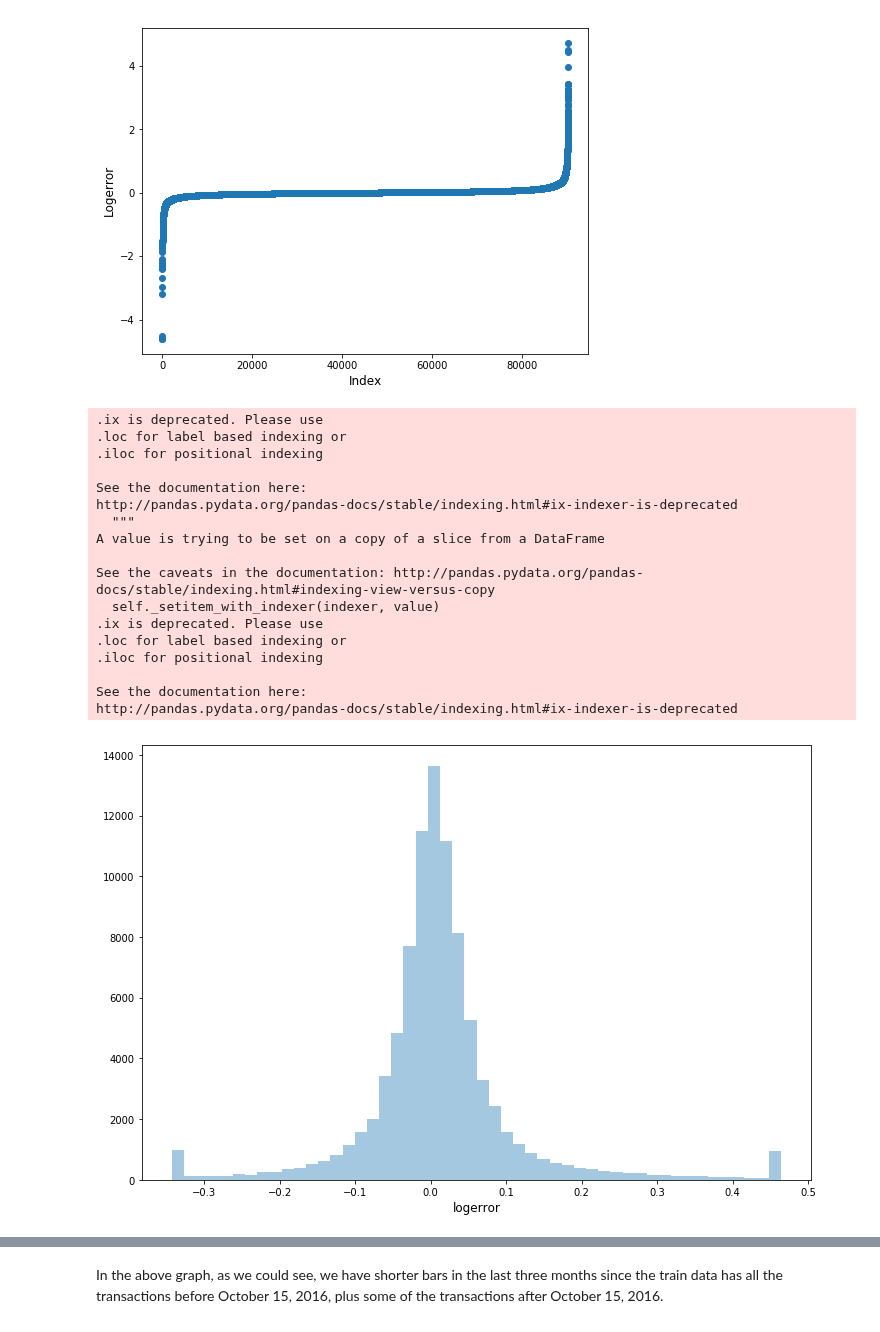
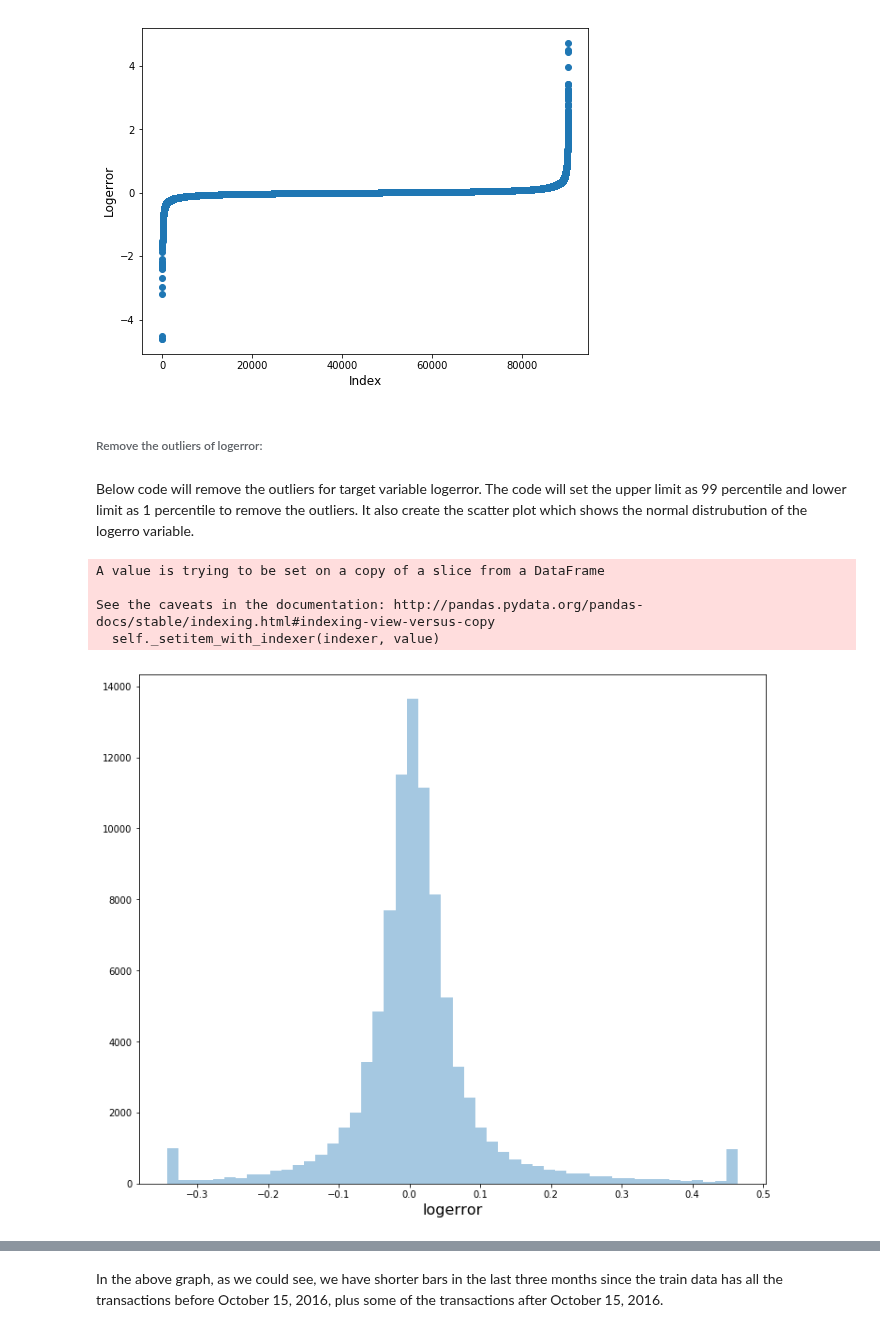
Before and after one commit to axxypatel/Data_Science_Class, a Jupyter notebook: Final Project_Zillow_Version_2.ipynb, the cells around one changed output, grey strips where cells are left out. Cells and saved outputs as stored; diff of their text form; code cells hidden in the pictures.

```diff
--- a/Final Project_Zillow_Version_2.ipynb
+++ b/Final Project_Zillow_Version_2.ipynb
@@ -44,34 +43,23 @@ plt.ylabel('Logerror', fontsize=12)
 plt.show()
 # %% [output]
 [figure]
+# %% [markdown]
+###### Remove the outliers of logerror:
+# %% [markdown]
+Below code will remove the outliers for target variable logerror. The code will set the upper limit as 99 percentile and lower limit as 1 percentile to remove the outliers. It also create the scatter plot which shows the normal distrubution of the logerro variable.
 # %%
-#Remove the outliers and do the histogram plot on the same.
-
 ulimit = np.percentile(train_df_temp.logerror.values, 99)
 llimit = np.percentile(train_df_temp.logerror.values, 1)
-train_df_temp['logerror'].ix[train_df_temp['logerror']>ulimit] = ulimit
-train_df_temp['logerror'].ix[train_df_temp['logerror']<llimit] = llimit
+train_df_temp.logerror.loc[train_df_temp['logerror'] > ulimit] = ulimit
+train_df_temp.logerror.loc[train_df_temp['logerror'] < llimit] = llimit
 
-plt.figure(figsize=(12,8))
+plt.figure(figsize=(12, 10))
 sns.distplot(train_df_temp.logerror.values, bins=50, kde=False)
-plt.xlabel('logerror', fontsize=12)
+plt.xlabel('logerror', fontsize=16)
 plt.show()
 # %% [output]
-.ix is deprecated. Please use
-.loc for label based indexing or
-.iloc for positional indexing
-
-See the documentation here:
-http://pandas.pydata.org/pandas-docs/stable/indexing.html#ix-indexer-is-deprecated
-  """
 A value is trying to be set on a copy of a slice from a DataFrame
 
 See the caveats in the documentation: http://pandas.pydata.org/pandas-docs/stable/indexing.html#indexing-view-versus-copy
   self._setitem_with_indexer(indexer, value)
-.ix is deprecated. Please use
-.loc for label based indexing or
-.iloc for positional indexing
-
-See the documentation here:
-http://pandas.pydata.org/pandas-docs/stable/indexing.html#ix-indexer-is-deprecated
-[figure, old version]
+[figure, new version]
```
Also changed, not shown: parts of 73 cells of this notebook.
